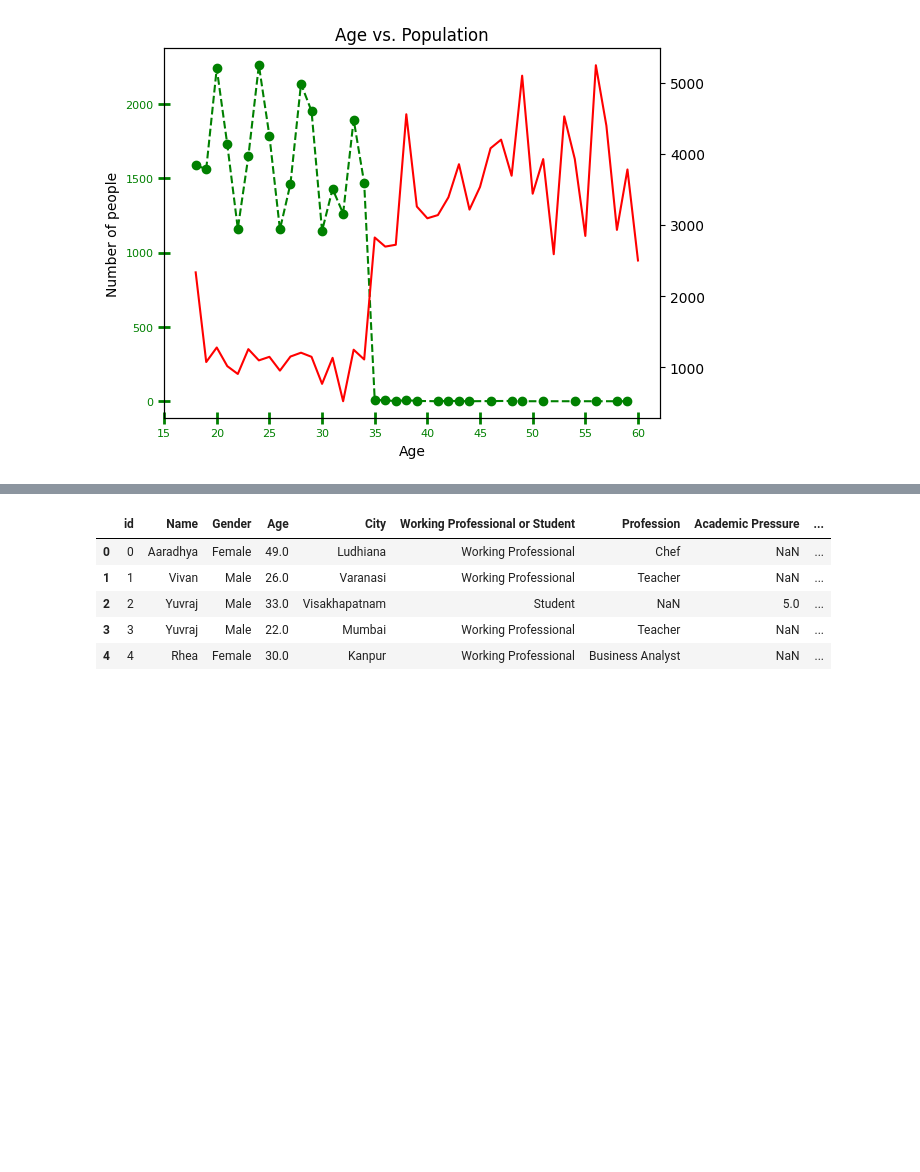
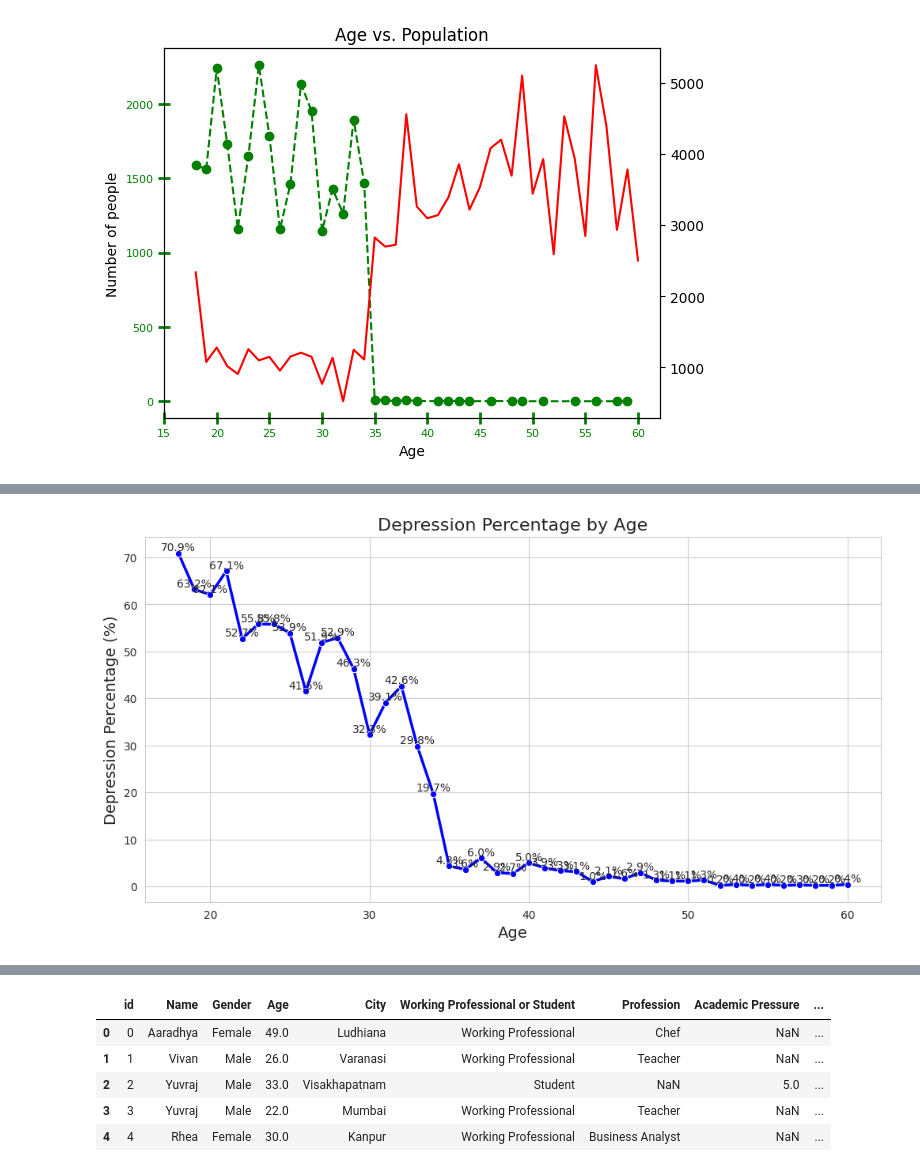
Before and after one commit to NeerajMehta15/Playground---S4E11-Kaggle-competition-, a Jupyter notebook: playground-s4e11_v0.1.ipynb, the cells around one changed output, grey strips where cells are left out. Saved outputs shown, nothing was run; the diff lists cells and outputs as text; code cells hidden in the pictures; blank space fills up the shorter version.

Commit message:
Add files via upload
Initial exploration of the data completed

```diff
--- a/playground-s4e11_v0.1.ipynb
+++ b/playground-s4e11_v0.1.ipynb
@@ -92,0 +154,5 @@ array([[<Axes: title={'center': 'id'}>, <Axes: title={'center': 'Age'}>,
+# %%
+prof_check = train['Profession'].value_counts().reset_index()
+prof_check.columns = ['Profession', 'Pop']
+rare_professions = prof_check[prof_check['Pop'] < 50]
+print(rare_professions)
@@ -93,3 +266,13 @@ array([[<Axes: title={'center': 'id'}>, <Axes: title={'center': 'Age'}>,
+# %%
+train['Family History of Mental Illness'].value_counts()
+
+train['Family_history'] = None
+
+for index, value in train['Family History of Mental Illness'].items():
+    if value == 'Yes':
+        train.loc[index, 'Family_history'] = 0
+    elif value == 'No':
+        train.loc[index, 'Family_history'] = 1
 # %%
 cat_var = []
 num_var = []
@@ -164,0 +328,5 @@ print(city_counts[city_counts['Count']<50]) #We have only 29 cities, we can move
+# %%
+age_dep = train.groupby('Age')['Depression'].agg(Count='count', Sum='sum').reset_index()
+age_dep.columns = ['Age','Pop','Dep_pop']
+age_dep['Dep %'] = round((age_dep['Dep_pop'] / age_dep['Pop']) * 100,1)
+age_dep.head()
@@ -164,0 +340,36 @@ print(city_counts[city_counts['Count']<50]) #We have only 29 cities, we can move
+# %%
+
+plt.figure(figsize=(12, 6))
+sns.set_style("whitegrid")
+
+line_plot = sns.lineplot(
+    x='Age',
+    y='Dep %',
+    data=age_dep,
+    marker='o',
+    color='blue',
+    linewidth=2.5
+)
+
+# Setting title and labels
+line_plot.set_title("Depression Percentage by Age", fontsize=16)
+line_plot.set_xlabel("Age", fontsize=14)
+line_plot.set_ylabel("Depression Percentage (%)", fontsize=14)
+
+#Add grid lines
+plt.grid(visible=True)
+
+# Annotate points with their values
+for i, row in age_dep.iterrows():
+    plt.text(
+        row['Age'],
+        row['Dep %'],
+        f"{row['Dep %']:.1f}%",
+        fontsize=10,
+        horizontalalignment='center',
+        verticalalignment='bottom'
+    )
+
+plt.show()
+# %% [output]
+[figure, added]
```
Also changed, not shown: parts of 20 cells of this notebook.
